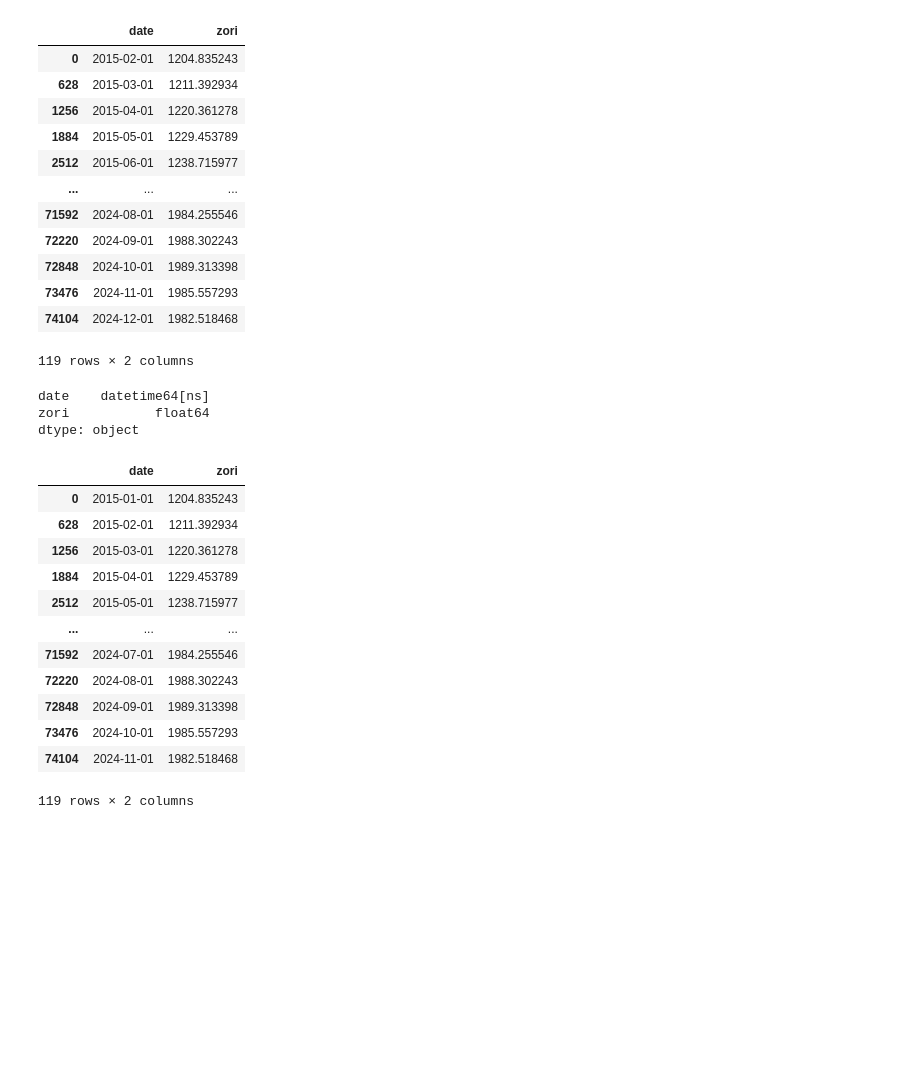
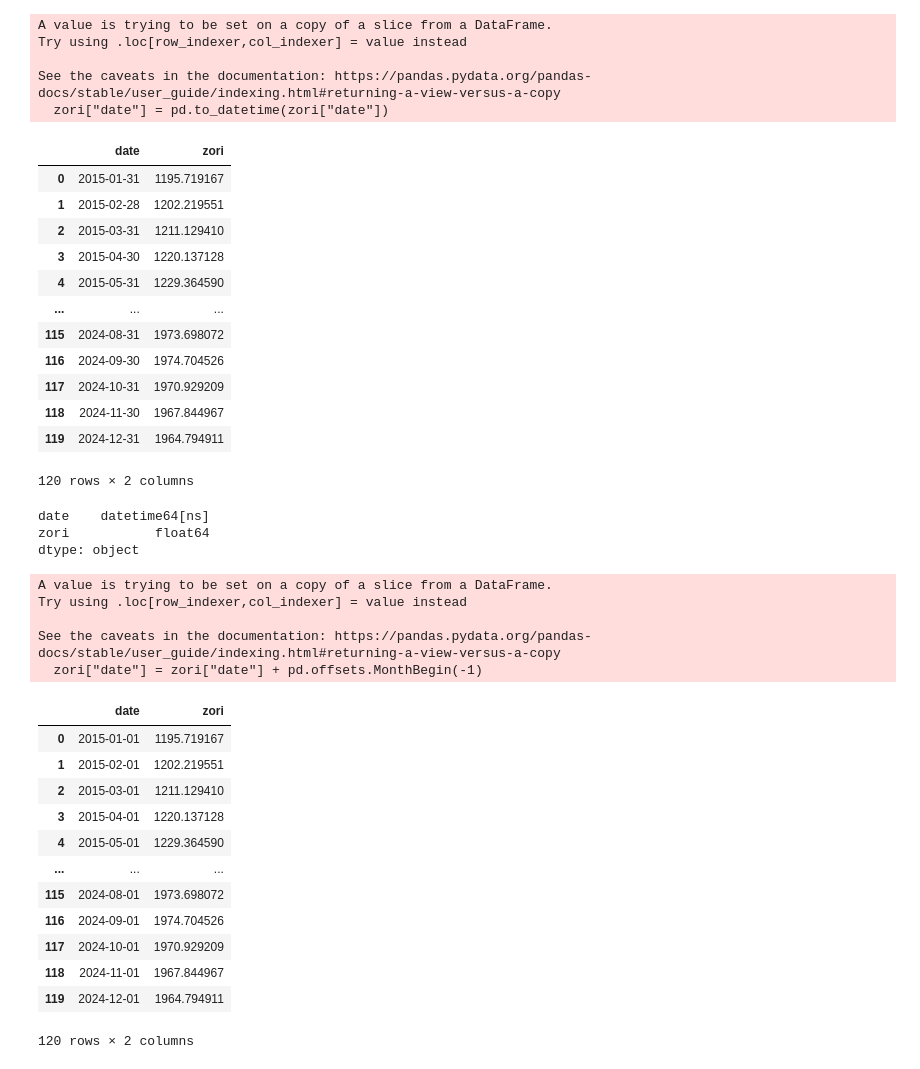
Before and after one commit to gmelmed/gmelmed.github.io, a Jupyter notebook: final_project/zori_cpi.ipynb, the cells around one changed output. Saved outputs shown, nothing was run; the diff lists cells and outputs as text; code cells hidden in the pictures; blank space fills up the shorter version.

```diff
--- a/final_project/zori_cpi.ipynb
+++ b/final_project/zori_cpi.ipynb
@@ -39,0 +59,4 @@ cpi
+# %%
+zori = pd.read_csv("data/zori_us.csv")
+
+zori
@@ -40,31 +77,31 @@ cpi
 # %%
-# get zori data
-zori = pd.read_csv("data/zori_metro_long_clean.csv")
-
-# select only us data
-zori = zori[zori["name"] == "United States"]
 
 # restrict to cols of interest
 zori = zori[["date", "zori"]]
 
 # convert date to datetime
 zori["date"] = pd.to_datetime(zori["date"])
 
 zori
 # %% [output]
+A value is trying to be set on a copy of a slice from a DataFrame.
+Try using .loc[row_indexer,col_indexer] = value instead
+
+See the caveats in the documentation: https://pandas.pydata.org/pandas-docs/stable/user_guide/indexing.html#returning-a-view-versus-a-copy
+  zori["date"] = pd.to_datetime(zori["date"])
 |  | date | zori |
-| 0 | 2015-02-01 | 1204.835243 |
-| 628 | 2015-03-01 | 1211.392934 |
-| 1256 | 2015-04-01 | 1220.361278 |
-| 1884 | 2015-05-01 | 1229.453789 |
-| 2512 | 2015-06-01 | 1238.715977 |
+| 0 | 2015-01-31 | 1195.719167 |
+| 1 | 2015-02-28 | 1202.219551 |
+| 2 | 2015-03-31 | 1211.129410 |
+| 3 | 2015-04-30 | 1220.137128 |
+| 4 | 2015-05-31 | 1229.364590 |
 | ... | ... | ... |
-| 71592 | 2024-08-01 | 1984.255546 |
-| 72220 | 2024-09-01 | 1988.302243 |
-| 72848 | 2024-10-01 | 1989.313398 |
-| 73476 | 2024-11-01 | 1985.557293 |
-| 74104 | 2024-12-01 | 1982.518468 |
+| 115 | 2024-08-31 | 1973.698072 |
+| 116 | 2024-09-30 | 1974.704526 |
+| 117 | 2024-10-31 | 1970.929209 |
+| 118 | 2024-11-30 | 1967.844967 |
+| 119 | 2024-12-31 | 1964.794911 |
-119 rows × 2 columns
+120 rows × 2 columns
 # %%
 zori.dtypes
 # %% [output]
@@ -76,19 +113,24 @@ dtype: object
 zori["date"] = zori["date"] + pd.offsets.MonthBegin(-1)
 zori
 # %% [output]
+A value is trying to be set on a copy of a slice from a DataFrame.
+Try using .loc[row_indexer,col_indexer] = value instead
+
+See the caveats in the documentation: https://pandas.pydata.org/pandas-docs/stable/user_guide/indexing.html#returning-a-view-versus-a-copy
+  zori["date"] = zori["date"] + pd.offsets.MonthBegin(-1)
 |  | date | zori |
-| 0 | 2015-01-01 | 1204.835243 |
-| 628 | 2015-02-01 | 1211.392934 |
-| 1256 | 2015-03-01 | 1220.361278 |
-| 1884 | 2015-04-01 | 1229.453789 |
-| 2512 | 2015-05-01 | 1238.715977 |
+| 0 | 2015-01-01 | 1195.719167 |
+| 1 | 2015-02-01 | 1202.219551 |
+| 2 | 2015-03-01 | 1211.129410 |
+| 3 | 2015-04-01 | 1220.137128 |
+| 4 | 2015-05-01 | 1229.364590 |
 | ... | ... | ... |
-| 71592 | 2024-07-01 | 1984.255546 |
-| 72220 | 2024-08-01 | 1988.302243 |
-| 72848 | 2024-09-01 | 1989.313398 |
-| 73476 | 2024-10-01 | 1985.557293 |
-| 74104 | 2024-11-01 | 1982.518468 |
+| 115 | 2024-08-01 | 1973.698072 |
+| 116 | 2024-09-01 | 1974.704526 |
+| 117 | 2024-10-01 | 1970.929209 |
+| 118 | 2024-11-01 | 1967.844967 |
+| 119 | 2024-12-01 | 1964.794911 |
-119 rows × 2 columns
+120 rows × 2 columns
 # %%
 # add yoy change column
 zori["zori_yoy"] = zori["zori"].pct_change(12)
```
Also changed, not shown: parts of 6 cells of this notebook, 8 other files.
